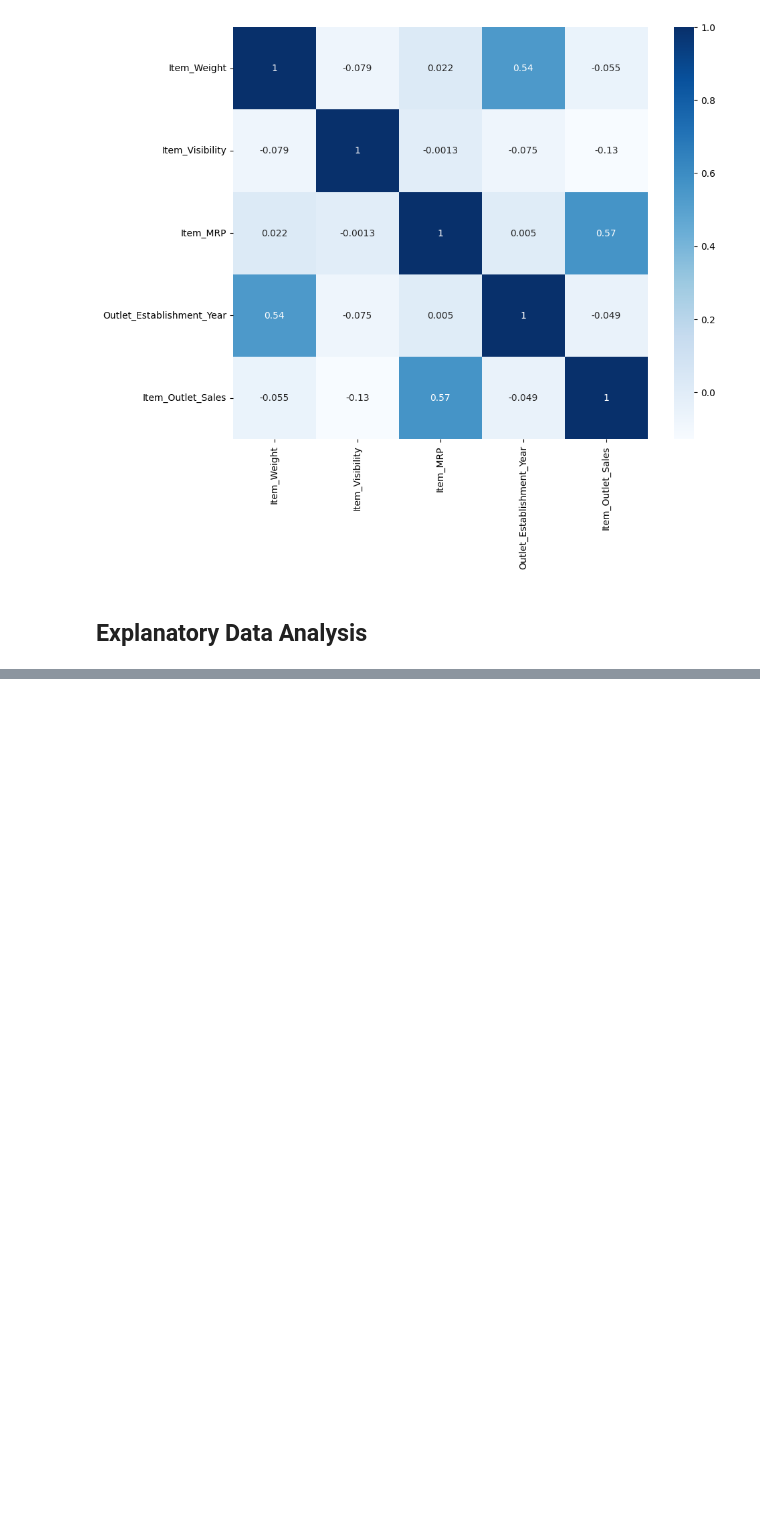
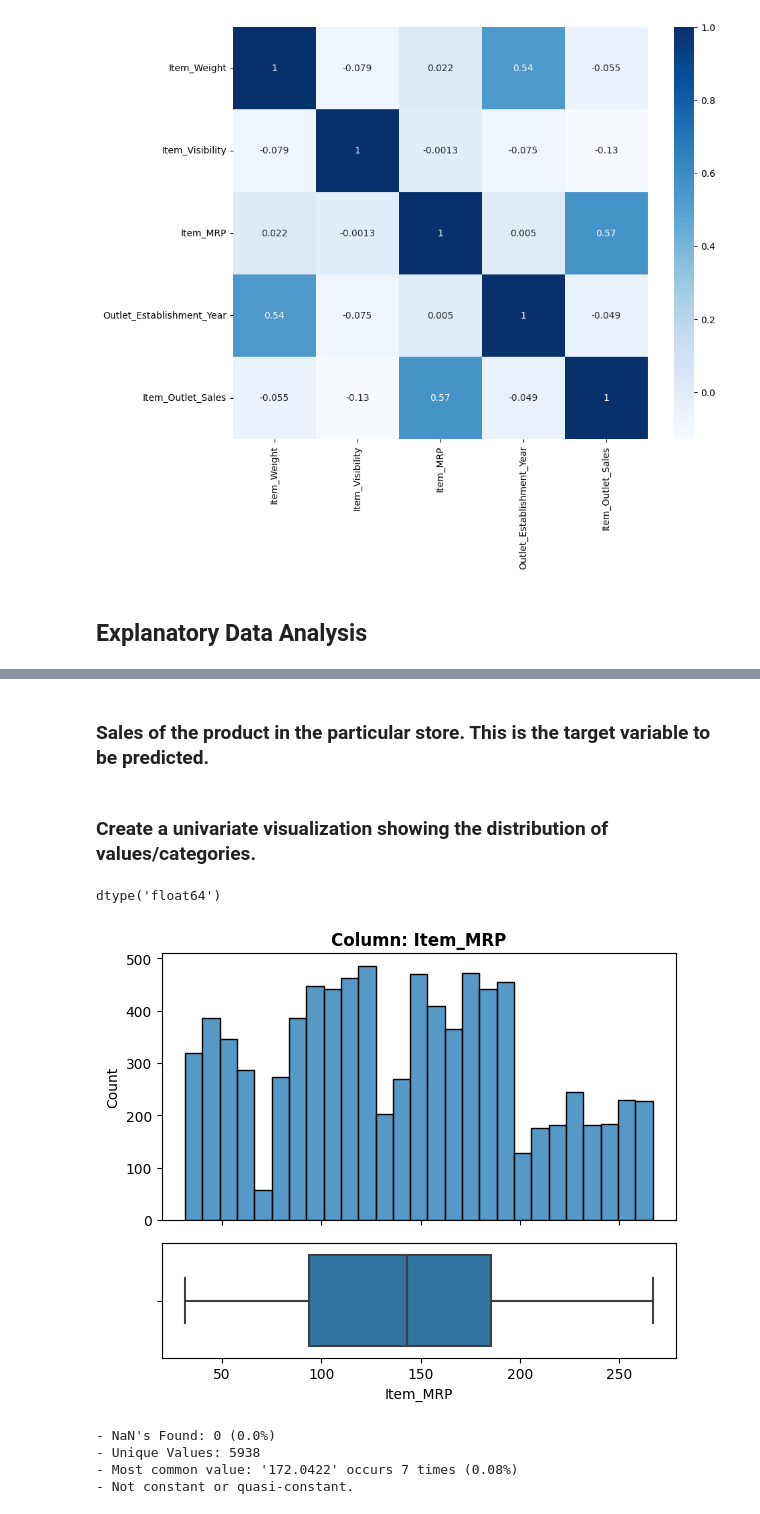
Before and after one commit to Sudo-CHRIS-dev/Prediction-of-Product-Sales, a Jupyter notebook: Project_1_Prediction_of_Product_Sales.ipynb, the cells around one changed output, grey strips where cells are left out. Drawn from its saved outputs; the diff is of its cells as text; code cells hidden in the pictures; blank space fills up the shorter version.

```diff
--- a/Project_1_Prediction_of_Product_Sales.ipynb
+++ b/Project_1_Prediction_of_Product_Sales.ipynb
@@ -281,3 +281,9 @@ ax = sns.heatmap(corr, cmap= 'Blues', annot = True);
 [figure]
 # %% [markdown]
 ## Explanatory Data Analysis
+# %%
+# First things first... Remove the placeholders you added in week 2 and replace them with null values.
+df_sales = df_sales.replace({'MISSING':np.nan, -1:np.nan})
+
+# Now let's make sure we have the same null values as before
+df_sales.isna().sum()/len(df_sales) * 100
@@ -283,0 +303,11 @@ ax = sns.heatmap(corr, cmap= 'Blues', annot = True);
+# %% [markdown]
+### Sales of the product in the particular store. This is the target variable to be predicted.
+# %% [markdown]
+### Create a univariate visualization showing the distribution of values/categories.
+# %%
+# Let's see what function we will need to use by identifying the feature
+# Display the features datatype
+feature = 'Item_MRP'
+df_sales[feature].dtype
+# %% [output]
+dtype('float64')
@@ -283,0 +368,9 @@ ax = sns.heatmap(corr, cmap= 'Blues', annot = True);
+# %%
+# Now that we have our function, let's go ahead and Create a univariate visualization showing the distribution of values/categories.
+explore_numeric(df_sales, feature);
+# %% [output]
+[figure, added]
+- NaN's Found: 0 (0.0%)
+- Unique Values: 5938
+- Most common value: '172.0422' occurs 7 times (0.08%)
+- Not constant or quasi-constant.
```
Also changed, not shown: parts of 8 cells of this notebook.
